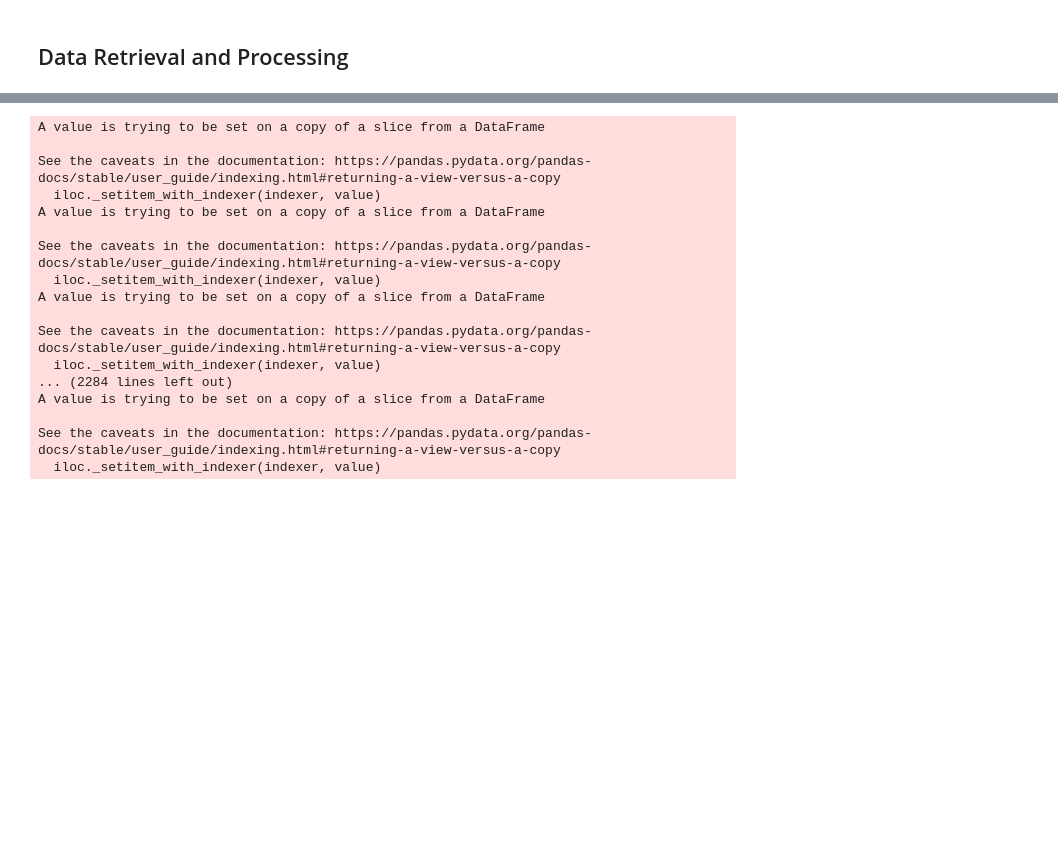
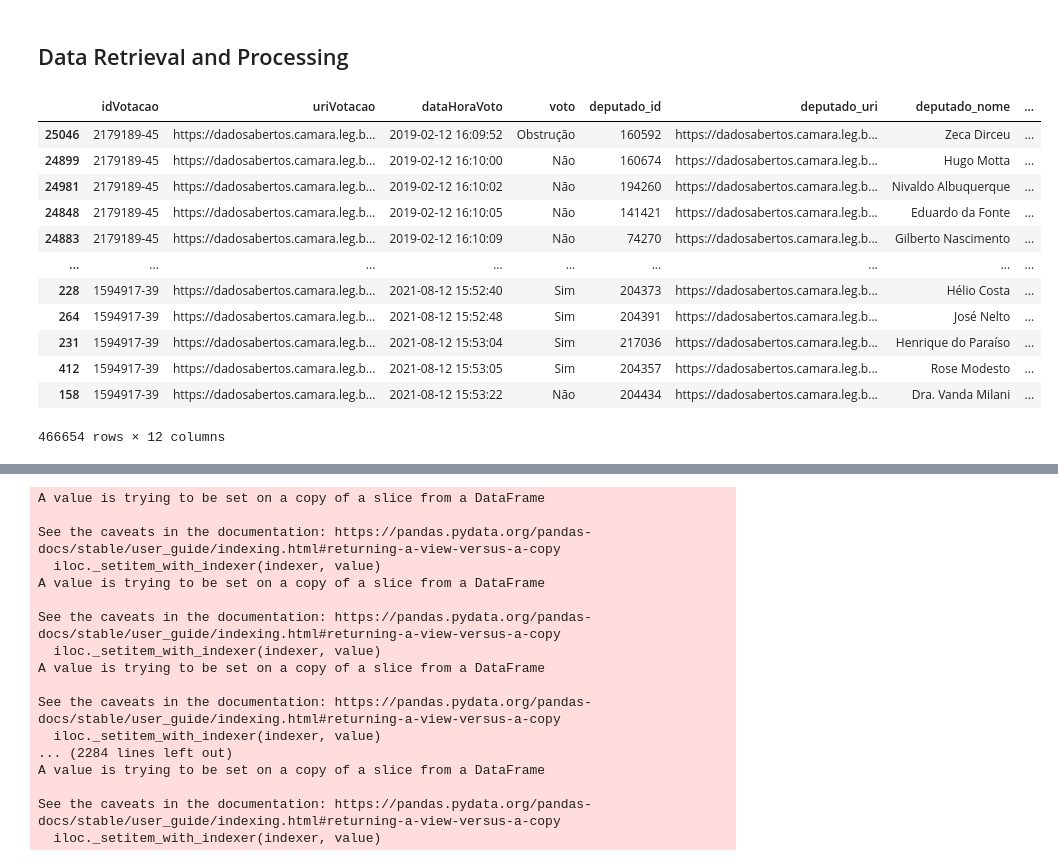
Before and after one commit to LucasAlegre/vote-network, a Jupyter notebook: vote_network.ipynb, the cells around one changed output, grey strips where cells are left out. Drawn from its saved outputs; the diff is of its cells as text; code cells hidden in the pictures; blank space fills up the shorter version.

```diff
--- a/vote_network.ipynb
+++ b/vote_network.ipynb
@@ -26,21 +44,36 @@ end_date = pd.to_datetime(end_date)
 # %%
 # Collect all votes between start and end dates
 for year in range(start_date.year, end_date.year + 1):
 
     filename = 'votacoesVotos-{}.csv'.format(year)
     urllib.request.urlretrieve('https://dadosabertos.camara.leg.br/arquivos/votacoesVotos/csv/votacoesVotos-{}.csv'.format(year), filename)
     data = pd.read_csv(filename, sep=';')
 
     # Remove simbolic votes
     data = data[data['voto'] != 'Simbólico']
 
     # Filter dates
     data['dataHoraVoto'] = pd.to_datetime(data['dataHoraVoto'])
     mask = (data['dataHoraVoto'] >= start_date) & (data['dataHoraVoto'] <= end_date)
     data = data.loc[mask]
     data.sort_values(by=['dataHoraVoto'], inplace=True)
 
     if year == start_date.year:
         votes = data
     else:
-        votes = pd.concat([all_data, data])
+        votes = pd.concat([votes, data])
+votes
+# %% [output]
+|  | idVotacao | uriVotacao | dataHoraVoto | voto | deputado_id | deputado_uri | deputado_nome | ... |
+| 25046 | 2179189-45 | https://dadosabertos.camara.leg.b... | 2019-02-12 16:09:52 | Obstrução | 160592 | https://dadosabertos.camara.leg.b... | Zeca Dirceu | ... |
+| 24899 | 2179189-45 | https://dadosabertos.camara.leg.b... | 2019-02-12 16:10:00 | Não | 160674 | https://dadosabertos.camara.leg.b... | Hugo Motta | ... |
+| 24981 | 2179189-45 | https://dadosabertos.camara.leg.b... | 2019-02-12 16:10:02 | Não | 194260 | https://dadosabertos.camara.leg.b... | Nivaldo Albuquerque | ... |
+| 24848 | 2179189-45 | https://dadosabertos.camara.leg.b... | 2019-02-12 16:10:05 | Não | 141421 | https://dadosabertos.camara.leg.b... | Eduardo da Fonte | ... |
+| 24883 | 2179189-45 | https://dadosabertos.camara.leg.b... | 2019-02-12 16:10:09 | Não | 74270 | https://dadosabertos.camara.leg.b... | Gilberto Nascimento | ... |
+| ... | ... | ... | ... | ... | ... | ... | ... | ... |
+| 228 | 1594917-39 | https://dadosabertos.camara.leg.b... | 2021-08-12 15:52:40 | Sim | 204373 | https://dadosabertos.camara.leg.b... | Hélio Costa | ... |
+| 264 | 1594917-39 | https://dadosabertos.camara.leg.b... | 2021-08-12 15:52:48 | Sim | 204391 | https://dadosabertos.camara.leg.b... | José Nelto | ... |
+| 231 | 1594917-39 | https://dadosabertos.camara.leg.b... | 2021-08-12 15:53:04 | Sim | 217036 | https://dadosabertos.camara.leg.b... | Henrique do Paraíso | ... |
+| 412 | 1594917-39 | https://dadosabertos.camara.leg.b... | 2021-08-12 15:53:05 | Sim | 204357 | https://dadosabertos.camara.leg.b... | Rose Modesto | ... |
+| 158 | 1594917-39 | https://dadosabertos.camara.leg.b... | 2021-08-12 15:53:22 | Não | 204434 | https://dadosabertos.camara.leg.b... | Dra. Vanda Milani | ... |
+466654 rows × 12 columns
```
Also changed, not shown: parts of 8 cells of this notebook.
